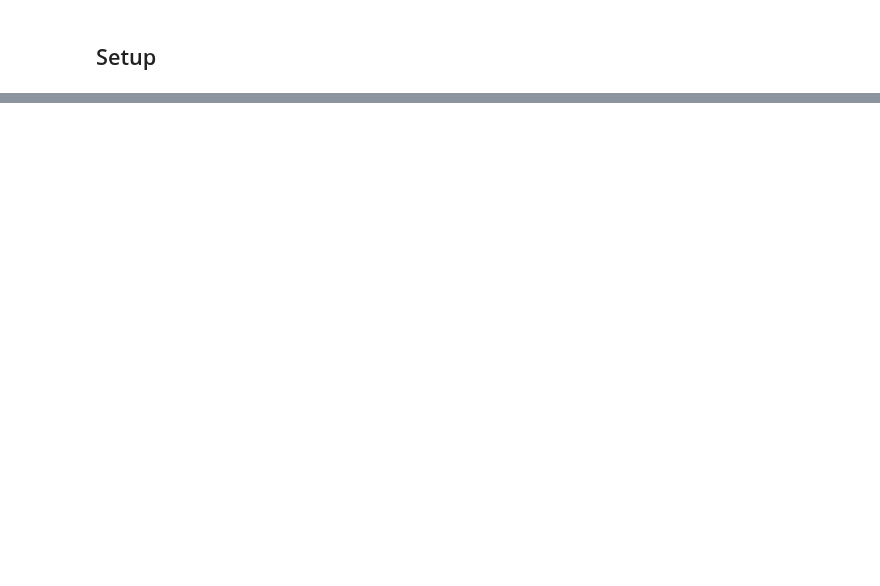
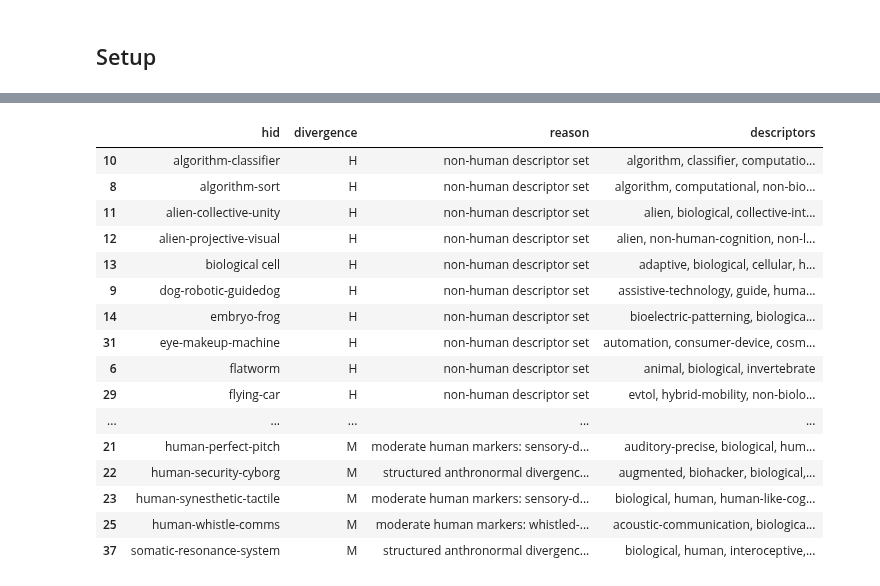
Before and after one commit to diverse-cognitive-systems-group/dcs-simulation-engine, a Jupyter notebook: analysis_notebooks/character-coverage-analysis.ipynb, the cells around one changed output, grey strips where cells are left out. Cells and saved outputs as stored; diff of their text form; code cells hidden in the pictures; blank space fills up the shorter version.

```diff
--- a/analysis_notebooks/character-coverage-analysis.ipynb
+++ b/analysis_notebooks/character-coverage-analysis.ipynb
@@ -84,0 +544,34 @@ df
+# %%
+# Divergence audit table: label + reason tags for each character
+audit_rows = []
+for _, row in char_df.iterrows():
+    label, reasons = _divergence_label_and_reasons(row)
+    audit_rows.append(
+        {
+            "hid": row["hid"],
+            "divergence": label,
+            "reason": "; ".join(reasons),
+            "descriptors": ", ".join(sorted(row.get("descriptors_norm", set()))),
+        }
+    )
+
+divergence_audit_df = pd.DataFrame(audit_rows).sort_values(["divergence", "hid"])
+divergence_audit_df
+# %% [output]
+|  | hid | divergence | reason | descriptors |
+| 10 | algorithm-classifier | H | non-human descriptor set | algorithm, classifier, computatio... |
+| 8 | algorithm-sort | H | non-human descriptor set | algorithm, computational, non-bio... |
+| 11 | alien-collective-unity | H | non-human descriptor set | alien, biological, collective-int... |
+| 12 | alien-projective-visual | H | non-human descriptor set | alien, non-human-cognition, non-l... |
+| 13 | biological cell | H | non-human descriptor set | adaptive, biological, cellular, h... |
+| 9 | dog-robotic-guidedog | H | non-human descriptor set | assistive-technology, guide, huma... |
+| 14 | embryo-frog | H | non-human descriptor set | bioelectric-patterning, biologica... |
+| 31 | eye-makeup-machine | H | non-human descriptor set | automation, consumer-device, cosm... |
+| 6 | flatworm | H | non-human descriptor set | animal, biological, invertebrate |
+| 29 | flying-car | H | non-human descriptor set | evtol, hybrid-mobility, non-biolo... |
+| ... | ... | ... | ... | ... |
+| 21 | human-perfect-pitch | M | moderate human markers: sensory-d... | auditory-precise, biological, hum... |
+| 22 | human-security-cyborg | M | structured anthronormal divergenc... | augmented, biohacker, biological,... |
+| 23 | human-synesthetic-tactile | M | moderate human markers: sensory-d... | biological, human, human-like-cog... |
+| 25 | human-whistle-comms | M | moderate human markers: whistled-... | acoustic-communication, biologica... |
+| 37 | somatic-resonance-system | M | structured anthronormal divergenc... | biological, human, interoceptive,... |
```
Also changed, not shown: parts of 18 cells of this notebook.
